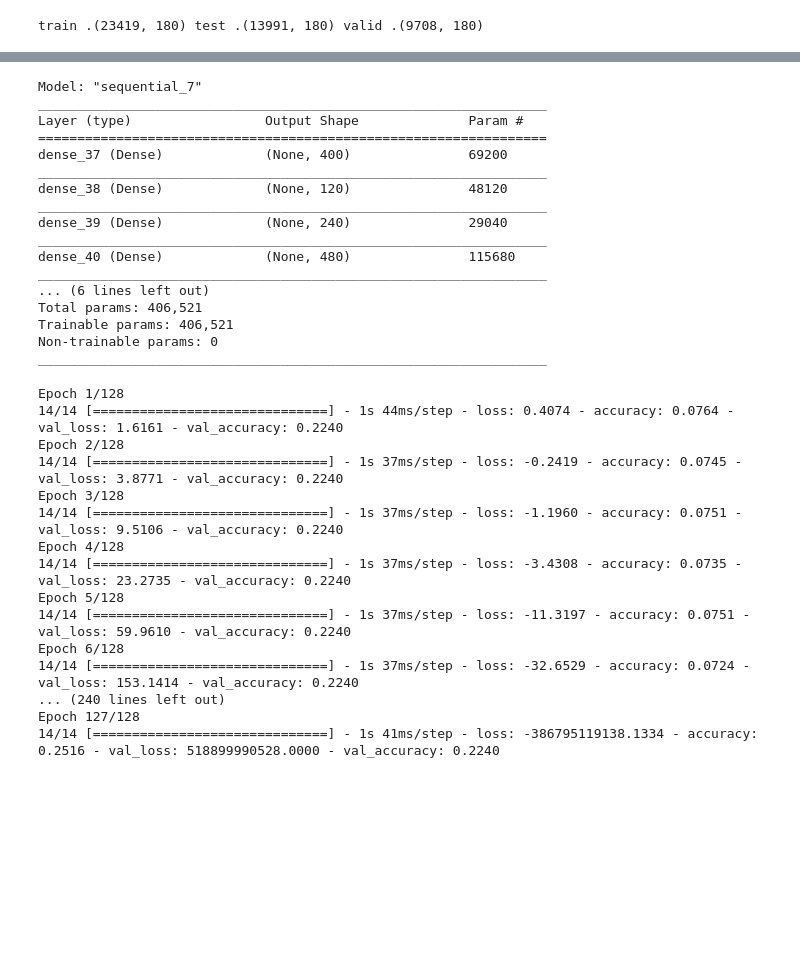
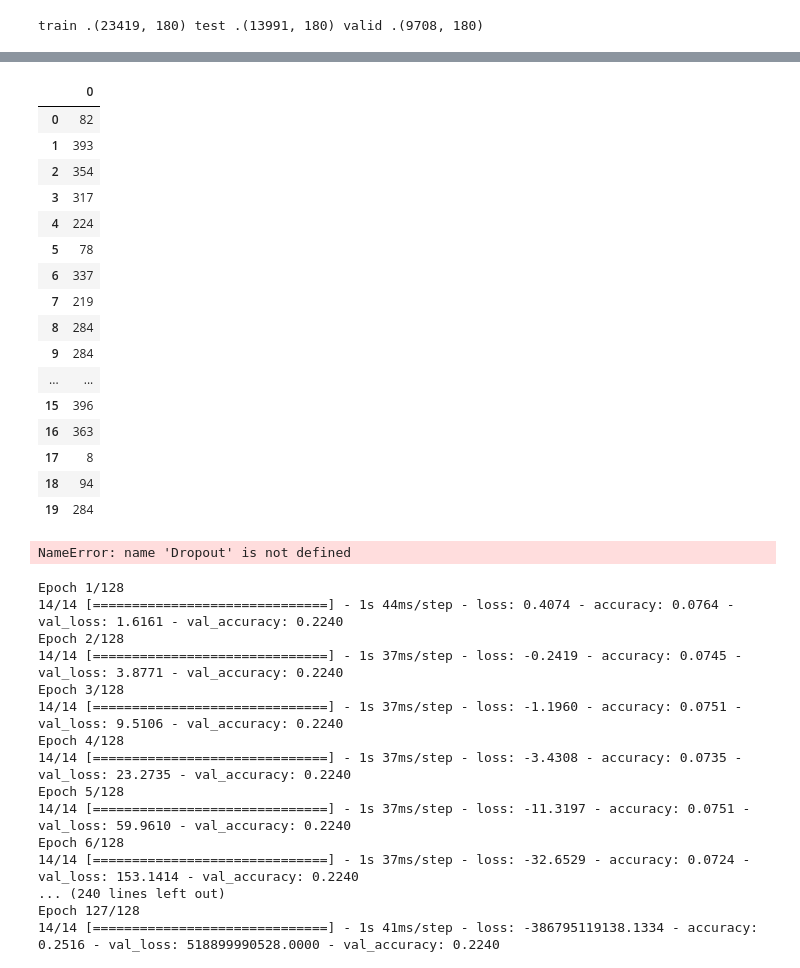
Before and after one commit to t18062/Product, a Jupyter notebook: NN.ipynb, the cells around one changed output, grey strips where cells are left out. Cells and saved outputs as stored; diff of their text form; code cells hidden in the pictures; blank space fills up the shorter version.

```diff
--- a/NN.ipynb
+++ b/NN.ipynb
@@ -115,9 +284,29 @@ class NN_data():
+# %%
+pd.DataFrame(y_pred)[:20]
+# %% [output]
+|  | 0 |
+| 0 | 82 |
+| 1 | 393 |
+| 2 | 354 |
+| 3 | 317 |
+| 4 | 224 |
+| 5 | 78 |
+| 6 | 337 |
+| 7 | 219 |
+| 8 | 284 |
+| 9 | 284 |
+| ... | ... |
+| 15 | 396 |
+| 16 | 363 |
+| 17 | 8 |
+| 18 | 94 |
+| 19 | 284 |
 # %%
 model = keras.models.Sequential()
 
 #全結合層　接続ノード数344, 活性化関数relu, インプット数172
 model.add(keras.layers.Dense(400, activation="relu", input_shape=NN_data(r).X_train.shape[1:])) #1 or 0
-
+model.add(Dropout(0.2))
 #2
 model.add(keras.layers.Dense(120, activation="relu"))
 
@@ -138,23 +327,7 @@ model.add(keras.layers.Dense(1, activation="sigmoid"))
 
 model.summary()
 # %% [output]
-Model: "sequential_7"
-_________________________________________________________________
-Layer (type)                 Output Shape              Param #
-=================================================================
-dense_37 (Dense)             (None, 400)               69200
-_________________________________________________________________
-dense_38 (Dense)             (None, 120)               48120
-_________________________________________________________________
-dense_39 (Dense)             (None, 240)               29040
-_________________________________________________________________
-dense_40 (Dense)             (None, 480)               115680
-_________________________________________________________________
-... (6 lines left out)
-Total params: 406,521
-Trainable params: 406,521
-Non-trainable params: 0
-_________________________________________________________________
+NameError: name 'Dropout' is not defined
 # %%
 model.compile(loss="binary_crossentropy", optimizer=keras.optimizers.\
               Adam(lr=1e-4, beta_1=0.9, beta_2=0.999, epsilon=1e-07, decay=0.0, amsgrad=False),\
```
Also changed, not shown: parts of 16 cells of this notebook.
